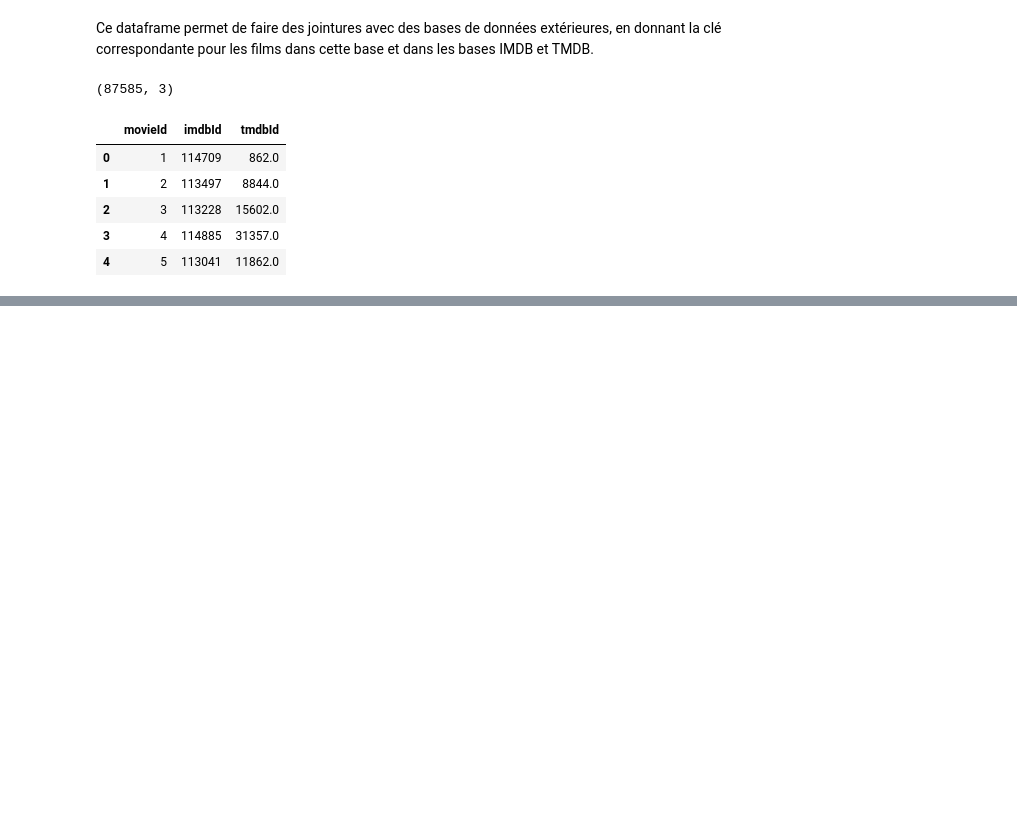
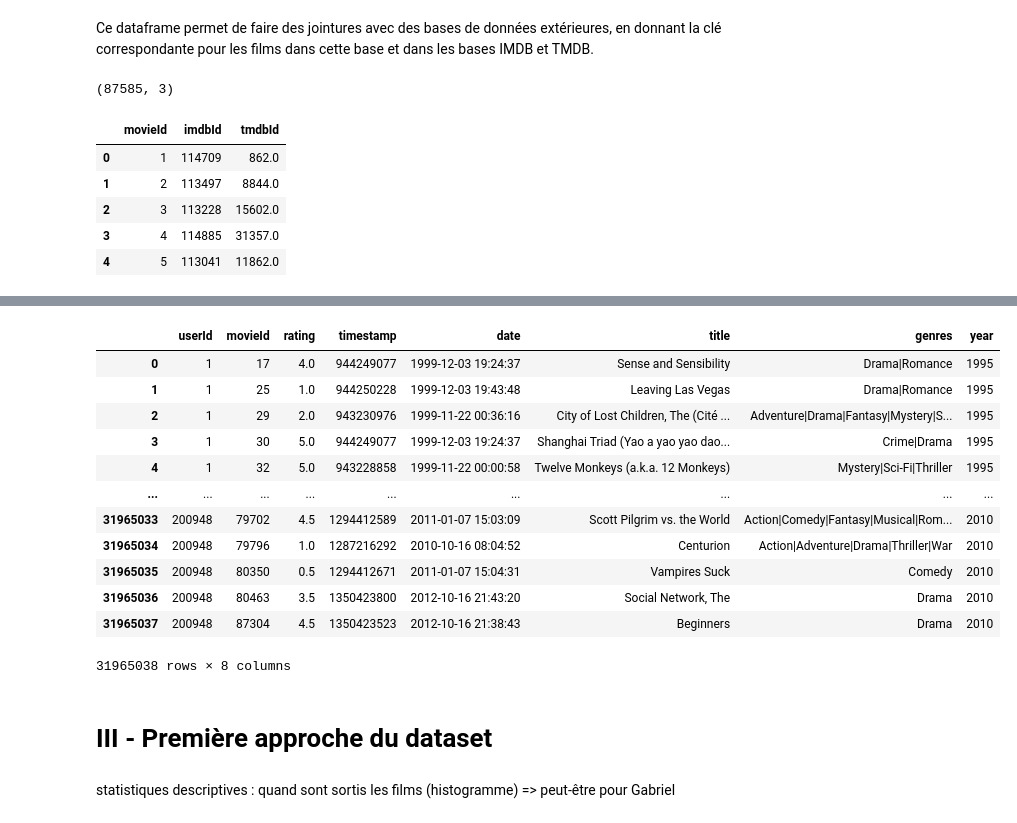
Before and after one commit to gcourtadon/ensae_pythondatascience_films, a Jupyter notebook: extraire_movielens.ipynb, the cells around one changed output, grey strips where cells are left out. Cells and saved outputs as stored; diff of their text form; code cells hidden in the pictures; blank space fills up the shorter version.

Commit message:
Création de nouveaux dataframe plus utilisables

```diff
--- a/extraire_movielens.ipynb
+++ b/extraire_movielens.ipynb
@@ -101,0 +106,13 @@ links.head()
+# %%
+movies_with_date = movies.copy()
+
+# 1. on récupère l'année (4 chiffres entre parenthèses, à la fin du titre)
+movies_with_date["year"] = movies_with_date["title"].str.extract(r"\((\d{4})\)\s*$", expand=False)
+
+# 2. on enlève l'année du titre
+movies_with_date["title"] = movies_with_date["title"].str.replace(r"\s*\(\d{4}\)\s*$", "", regex=True)
+
+# 3. on convertit l'année en nombre
+movies_with_date["year"] = pd.to_numeric(movies_with_date["year"])
+
+movies_with_date
@@ -101,0 +146,4 @@ links.head()
+# %%
+movies_with_date = movies_with_date.dropna(subset=["year"]).reset_index(drop=True)
+movies_with_date["year"].isna().sum()
+movies_with_date["year"] = movies_with_date["year"].astype(int)
@@ -101,0 +169,3 @@ links.head()
+# %%
+ratings["date"] = pd.to_datetime(ratings["timestamp"], unit="s")
+ratings.head()
@@ -101,0 +179,22 @@ links.head()
+# %%
+ratings_movies = pd.merge(ratings, movies_with_date, on='movieId', how='inner')
+# %%
+ratings_movies
+# %% [output]
+|  | userId | movieId | rating | timestamp | date | title | genres | year |
+| 0 | 1 | 17 | 4.0 | 944249077 | 1999-12-03 19:24:37 | Sense and Sensibility | Drama|Romance | 1995 |
+| 1 | 1 | 25 | 1.0 | 944250228 | 1999-12-03 19:43:48 | Leaving Las Vegas | Drama|Romance | 1995 |
+| 2 | 1 | 29 | 2.0 | 943230976 | 1999-11-22 00:36:16 | City of Lost Children, The (Cité ... | Adventure|Drama|Fantasy|Mystery|S... | 1995 |
+| 3 | 1 | 30 | 5.0 | 944249077 | 1999-12-03 19:24:37 | Shanghai Triad (Yao a yao yao dao... | Crime|Drama | 1995 |
+| 4 | 1 | 32 | 5.0 | 943228858 | 1999-11-22 00:00:58 | Twelve Monkeys (a.k.a. 12 Monkeys) | Mystery|Sci-Fi|Thriller | 1995 |
+| ... | ... | ... | ... | ... | ... | ... | ... | ... |
+| 31965033 | 200948 | 79702 | 4.5 | 1294412589 | 2011-01-07 15:03:09 | Scott Pilgrim vs. the World | Action|Comedy|Fantasy|Musical|Rom... | 2010 |
+| 31965034 | 200948 | 79796 | 1.0 | 1287216292 | 2010-10-16 08:04:52 | Centurion | Action|Adventure|Drama|Thriller|War | 2010 |
+| 31965035 | 200948 | 80350 | 0.5 | 1294412671 | 2011-01-07 15:04:31 | Vampires Suck | Comedy | 2010 |
+| 31965036 | 200948 | 80463 | 3.5 | 1350423800 | 2012-10-16 21:43:20 | Social Network, The | Drama | 2010 |
+| 31965037 | 200948 | 87304 | 4.5 | 1350423523 | 2012-10-16 21:38:43 | Beginners | Drama | 2010 |
+31965038 rows × 8 columns
+# %% [markdown]
+# III - Première approche du dataset
+# %% [markdown]
+statistiques descriptives : quand sont sortis les films (histogramme) => peut-être pour Gabriel
```
Also changed, not shown: parts of 10 cells of this notebook, 1 other file.
